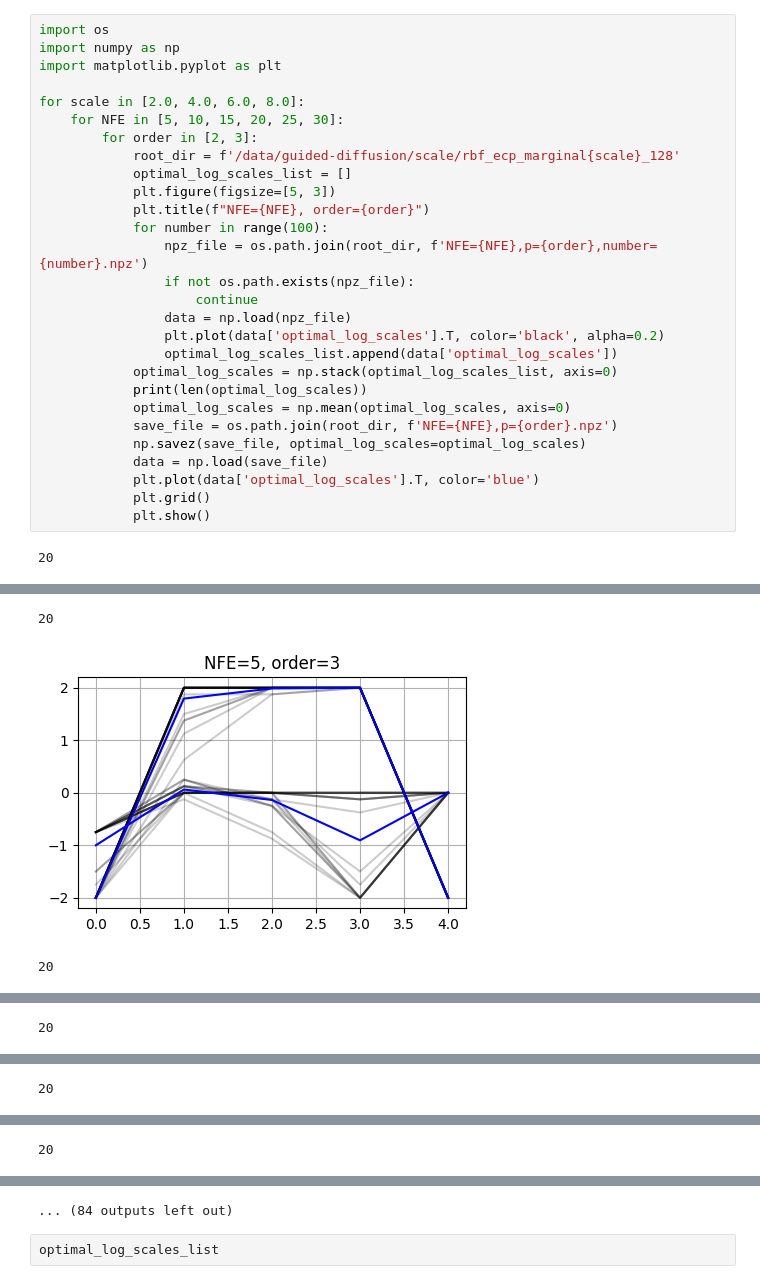
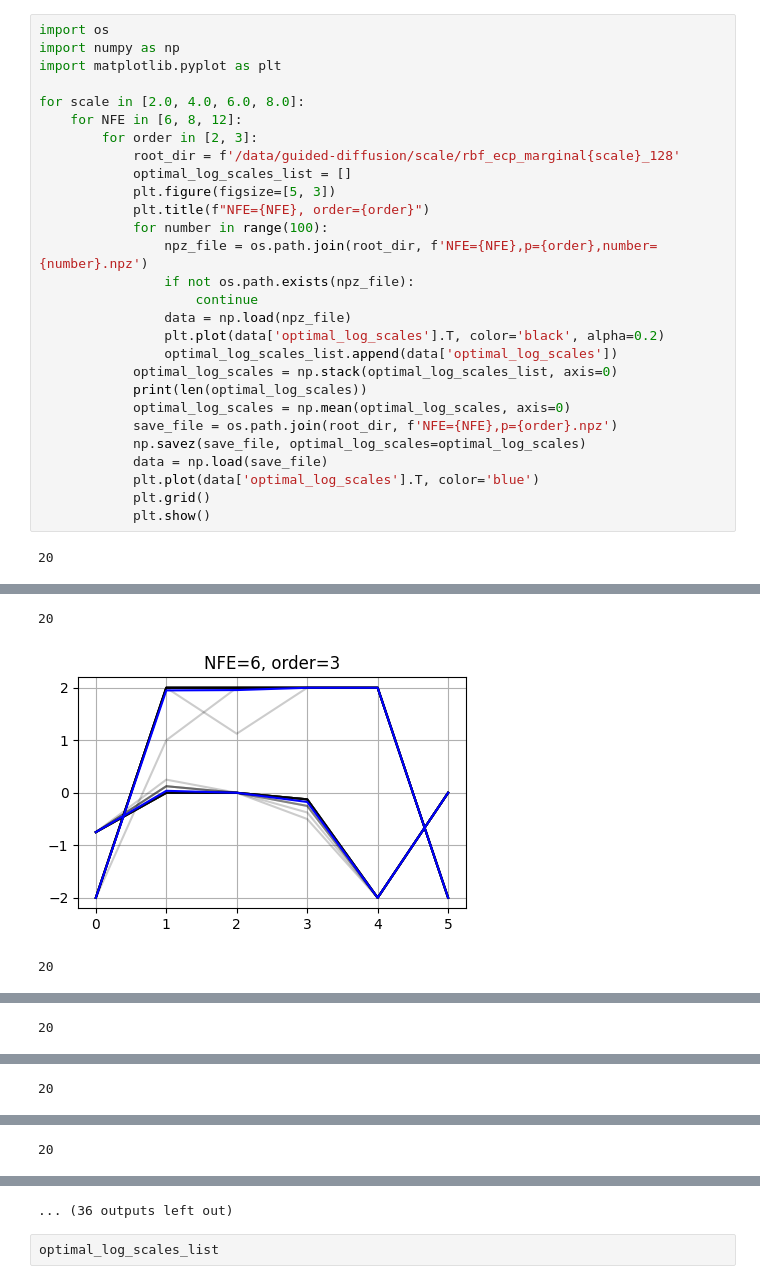
Before and after one commit to scpark20/dpm-solver-v32, a Jupyter notebook: codebases/guided-diffusion/target_matching_ipynb128/rbf_ecp_marginal_avg.ipynb, the cells around one changed output, grey strips where cells are left out. Saved outputs shown, nothing was run; the diff lists cells and outputs as text.

```diff
--- a/codebases/guided-diffusion/target_matching_ipynb128/rbf_ecp_marginal_avg.ipynb
+++ b/codebases/guided-diffusion/target_matching_ipynb128/rbf_ecp_marginal_avg.ipynb
@@ -9,7 +9,7 @@ import numpy as np
 import matplotlib.pyplot as plt
 
 for scale in [2.0, 4.0, 6.0, 8.0]:
-    for NFE in [5, 10, 15, 20, 25, 30]:
+    for NFE in [6, 8, 12]:
         for order in [2, 3]:
             root_dir = f'/data/guided-diffusion/scale/rbf_ecp_marginal{scale}_128'
             optimal_log_scales_list = []
@@ -37,3 +37,3 @@ for scale in [2.0, 4.0, 6.0, 8.0]:
 20
-[figure, old version]
+[figure, new version]
 20
@@ -47,4 +47,4 @@ for scale in [2.0, 4.0, 6.0, 8.0]:
-... (84 outputs left out)
+... (36 outputs left out)
 # %%
 optimal_log_scales_list
 # %% [output]
```
Also changed, not shown: parts of 2 cells of this notebook.
